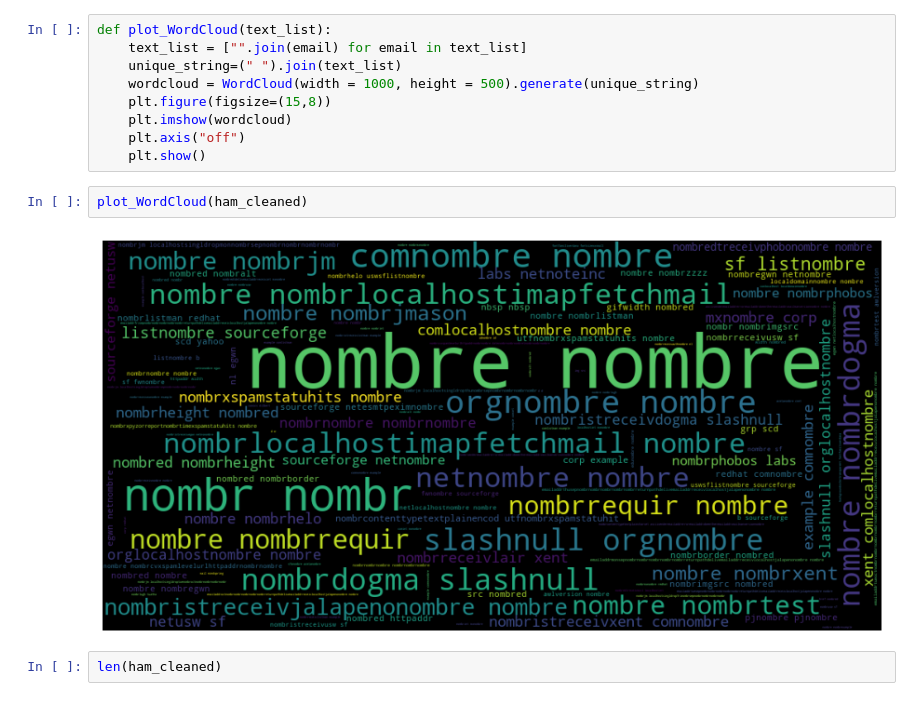
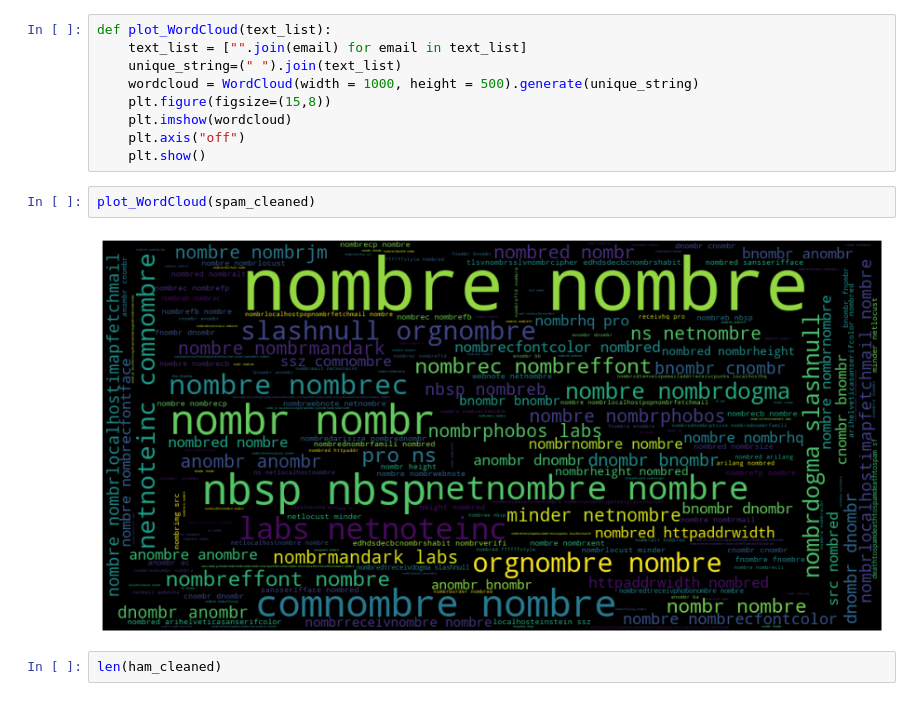
Before and after one commit to imadken/Email_Spam_Classifier, a Jupyter notebook: email_spam_classification.ipynb, the cells around one changed output. Drawn from its saved outputs; the diff is of its cells as text.

```diff
--- a/email_spam_classification.ipynb
+++ b/email_spam_classification.ipynb
@@ -181,9 +193,9 @@ def plot_WordCloud(text_list):
     plt.axis("off")
     plt.show()
 # %%
-plot_WordCloud(ham_cleaned)
+plot_WordCloud(spam_cleaned)
 # %% [output]
-[figure, old version]
+[figure, new version]
 # %%
 len(ham_cleaned)
 # %% [output]
```
Also changed, not shown: parts of 60 cells of this notebook.
